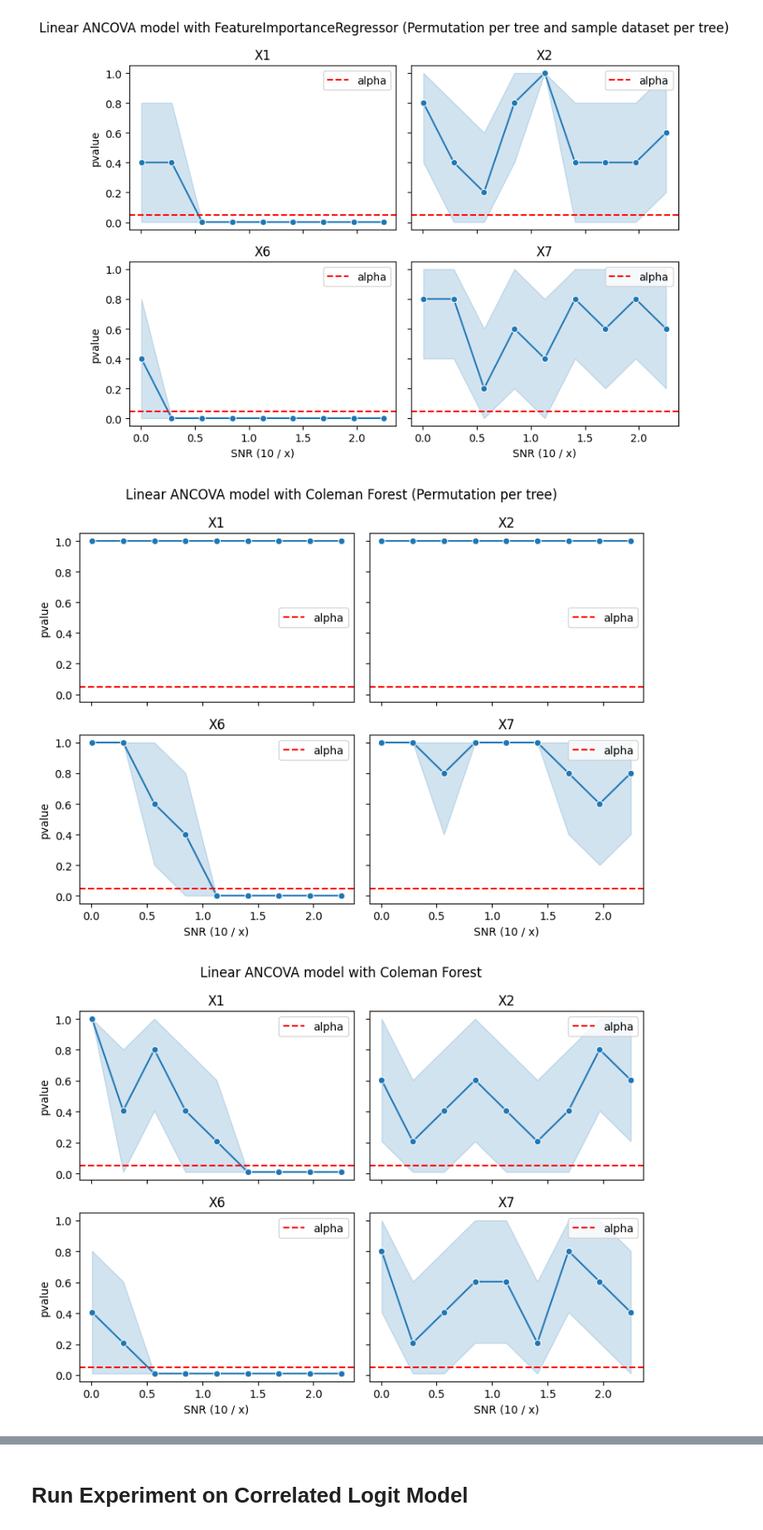
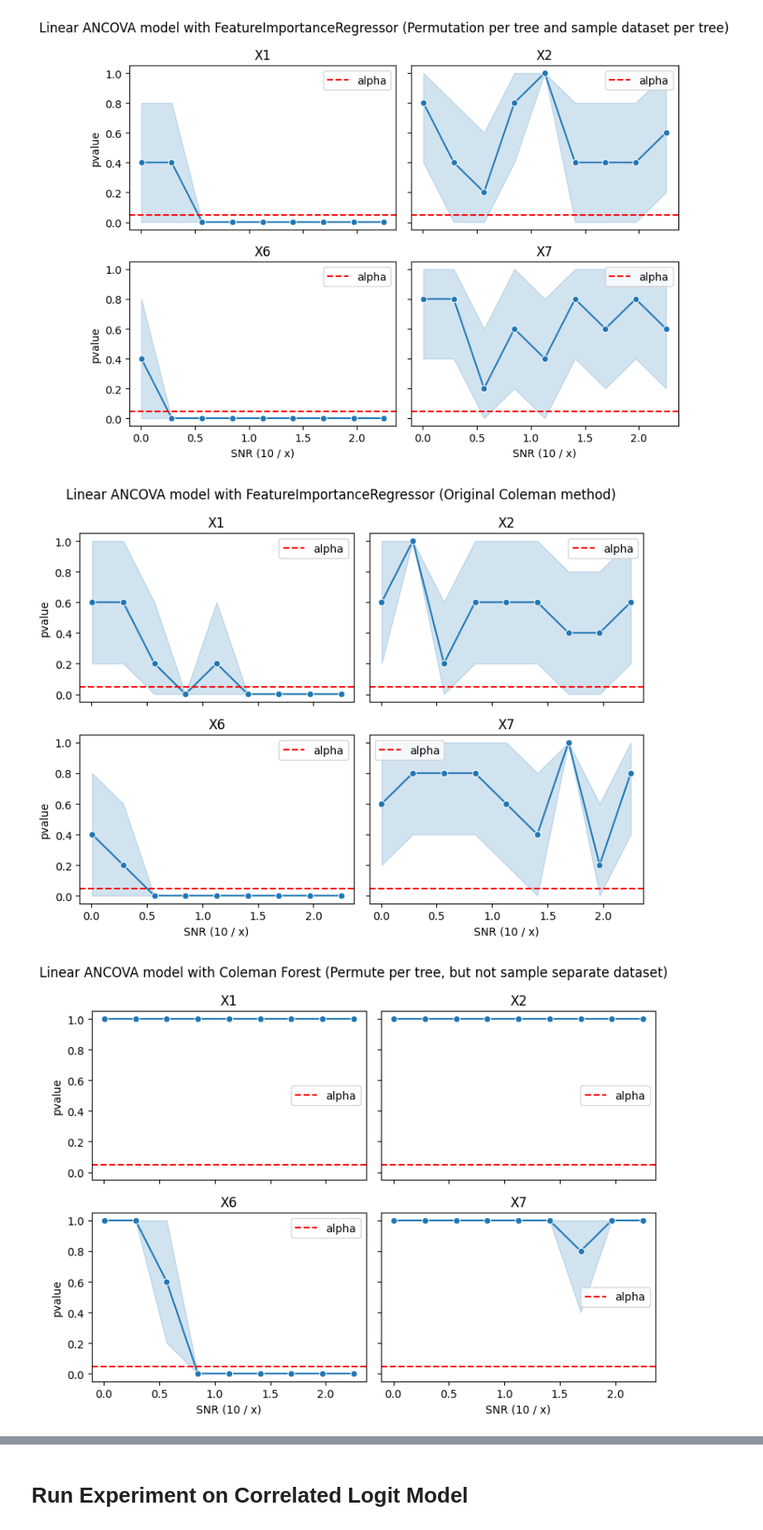
Before and after one commit to neurodata/treeple, a Jupyter notebook: benchmarks_nonasv/notebooks/compare_coleman_and_permutation_forest.ipynb, the cells around one changed output, grey strips where cells are left out. Shown at 83% size. Drawn from its saved outputs; the diff is of its cells as text; code cells hidden in the pictures.

```diff
--- a/benchmarks_nonasv/notebooks/compare_coleman_and_permutation_forest.ipynb
+++ b/benchmarks_nonasv/notebooks/compare_coleman_and_permutation_forest.ipynb
@@ -19,7 +19,9 @@ seed = 12345
 %load_ext autoreload
 %autoreload 2
 # %%
-def linear_model_ancova(sigma_factor=2.0, seed=None):
+def linear_model_ancova(
+    sigma_factor=2.0, seed=None, permute_per_tree=True, sample_dataset_per_tree=True
+):
     r"""Test MIGHT using MSE from linear model simulation.
 
     See https://arxiv.org/pdf/1904.07830.pdf Figure 1.
@@ -33,8 +35,6 @@ def linear_model_ancova(sigma_factor=2.0, seed=None):
     test_size = 0.1
     n_repeats = 500
     metric = "mse"
-    permute_per_tree = True
-    sample_dataset_per_tree = True
 
     rng = np.random.default_rng(seed)
 
@@ -207,7 +207,12 @@ for sigma_factor in j_space:
     for idx in range(5):
         new_seed = rng.integers(0, np.iinfo(np.uint32).max, dtype=np.uint32)
 
-        elements_dict = linear_model_ancova(sigma_factor, new_seed)
+        elements_dict = linear_model_ancova(
+            sigma_factor,
+            new_seed,
+            permute_per_tree=True,
+            sample_dataset_per_tree=False,
+        )
         for key, value in elements_dict.items():
             pvalue_dict[key].append(value)
         pvalue_dict["sigma_factor"].append(sigma_factor)
@@ -257,24 +258,28 @@ for ax, name in zip(axs, ["X1", "X2", "X6", "X7"]):
     ax.axhline([0.05], ls="--", color="red", label="alpha")
     ax.set(title=name, ylabel="pvalue", xlabel="SNR (10 / x)")
     ax.legend()
-fig.suptitle("Linear ANCOVA model with Coleman Forest (Permutation per tree)")
+fig.suptitle(
+    "Linear ANCOVA model with FeatureImportanceRegressor (Original Coleman method)"
+)
 fig.tight_layout()
 # %% [output]
-[figure, old version]
+[figure, new version]
 # %%
 fig, axs = plt.subplots(2, 2, figsize=(8, 6), sharey=True, sharex=True)
 axs = axs.flatten()
 
 for ax, name in zip(axs, ["X1", "X2", "X6", "X7"]):
     sns.lineplot(data=df, x="sigma_factor", y=name, ax=ax, marker="o")
 
     ax.axhline([0.05], ls="--", color="red", label="alpha")
     ax.set(title=name, ylabel="pvalue", xlabel="SNR (10 / x)")
     ax.legend()
-fig.suptitle("Linear ANCOVA model with Coleman Forest")
+fig.suptitle(
+    "Linear ANCOVA model with Coleman Forest (Permute per tree, but not sample separate dataset)"
+)
 fig.tight_layout()
 # %% [output]
-[figure, old version]
+[figure, new version]
 # %%
 fig, axs = plt.subplots(2, 2, figsize=(8, 6), sharey=True, sharex=True)
 axs = axs.flatten()
```
Also changed, not shown: parts of 5 cells of this notebook, 1 other file.
